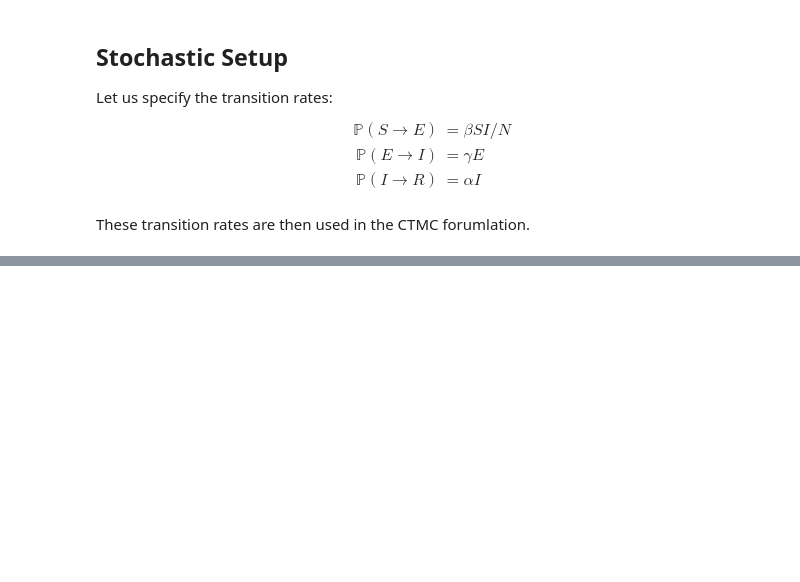
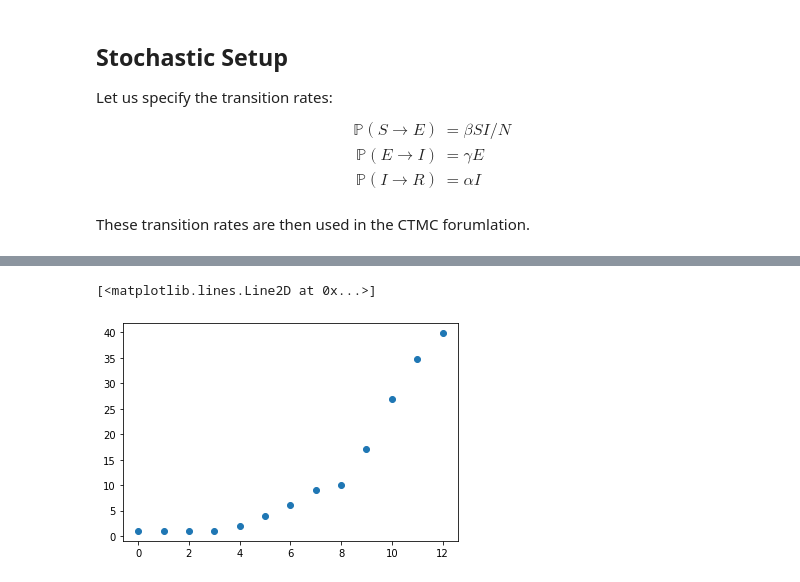
Before and after one commit to dwu402/pypei, a Jupyter notebook: stoch_ctmc.ipynb, the cells around one changed output, grey strips where cells are left out. Cells and saved outputs as stored; diff of their text form; code cells hidden in the pictures; blank space fills up the shorter version.

```diff
--- a/stoch_ctmc.ipynb
+++ b/stoch_ctmc.ipynb
@@ -217,6 +217,10 @@ plt.plot(data['t'], cI)
 # %%
-data_pd = np.array([[i] for i in cI])
-data_time = np.array(data['t'])
+data_time = np.linspace(0, 12, 13)
+data_pd = np.array([[i] for i in np.interp(data_time, data['t'], cI)])
+plt.plot(data_time, data_pd, 'o')
+# %% [output]
+[<matplotlib.lines.Line2D at 0x...>]
+[figure, added]
 # %%
 model_form= {
         "state": 5,
```
Also changed, not shown: parts of 18 cells of this notebook.
